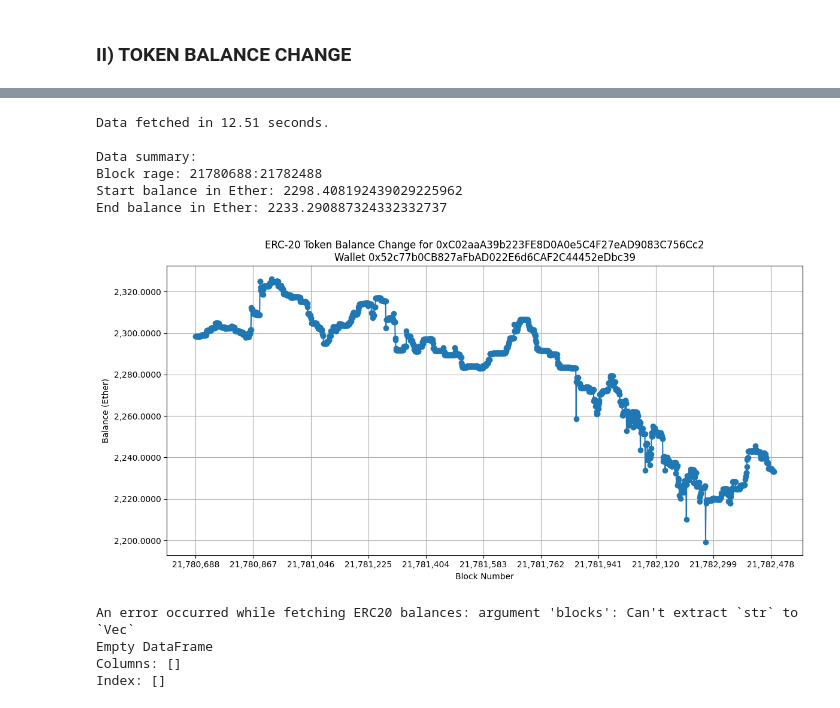
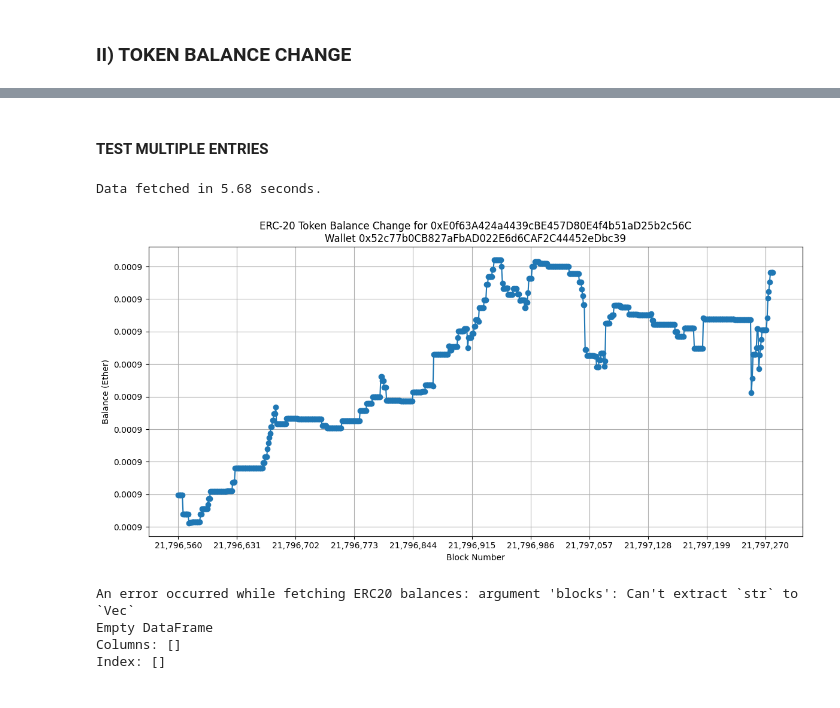
Before and after one commit to adrienmarjollet/defi_project_main, a Jupyter notebook: examples/test_cryowrapper.ipynb, the cells around one changed output, grey strips where cells are left out. Drawn from its saved outputs; the diff is of its cells as text; code cells hidden in the pictures.

```diff
--- a/examples/test_cryowrapper.ipynb
+++ b/examples/test_cryowrapper.ipynb
@@ -50,7 +50,7 @@ Cryo query successful
 # %%
 # Constants
 ETH_RPC_VAR = "ETH_RPC"
-LOOKBACK_BLOCKS = 5000
+LOOKBACK_BLOCKS = 2
 TOP_AUTHORS_COUNT = 10
 
 # Function to get the block range
@@ -116,9 +164,25 @@ main()
+# %% [markdown]
+#### TEST MULTIPLE ENTRIES
+# %%
+def fetch_erc20_balances(block_range):
+    """Fetch ERC-20 token balances within a given block range."""
+    return cryo.collect(
+        "erc20_balances",
+        blocks=[block_range],
+        contract=[CONTRACT_ADDRESS_SP69000, CONTRACT_ADDRESS_WETH],
+        address=[WALLET_ADDRESS],
+        rpc=eth_rpc,
+        output_format="pandas",
+        hex=True,
+        requests_per_second=250)
+
+data = fetch_erc20_balances(block_range)
 # %%
 # Constants
 ETH_RPC_VAR = "ETH_RPC"
-LOOKBACK_BLOCKS = int(7200/4) # 7200 is approx a day in the past
-CONTRACT_ADDRESS = '0xC02aaA39b223FE8D0A0e5C4F27eAD9083C756Cc2' # WETH
-# WALLET_ADDRESS = '0x0d4a11d5EEaaC28EC3F61d100daF4d40471f1852'   # WETH-USDT pool Uniswap V2
+LOOKBACK_BLOCKS = int(7200/300) # 7200 is approx a day in the past
+CONTRACT_ADDRESS_WETH = '0xC02aaA39b223FE8D0A0e5C4F27eAD9083C756Cc2' # WETH
+CONTRACT_ADDRESS_SP69000 = '0xE0f63A424a4439cBE457D80E4f4b51aD25b2c56C' # SP69000
 WALLET_ADDRESS = '0x52c77b0CB827aFbAD022E6d6CAF2C44452eDbc39' # SP69000 WETH-SP69000 pool Uniswap
 
 
@@ -129,6 +193,7 @@ def check_eth_rpc_connection(eth_rpc):
     if not web3.is_connected():
         raise ConnectionError("Failed to connect to Ethereum node.")
 
+
 def get_block_range(lookback_blocks):
     #TODO add a tickrate for the block to have them every X blocks
     """Determine the range of blocks to fetch."""
@@ -136,22 +201,24 @@ def get_block_range(lookback_blocks):
     start_block = max(0, latest_block - lookback_blocks)
     return f"{start_block}:{latest_block}"
 
+
 def fetch_erc20_balances(block_range):
     """Fetch ERC-20 token balances within a given block range."""
     return cryo.collect(
         "erc20_balances",
         blocks=[block_range],
-        contract=[CONTRACT_ADDRESS],
+        contract=[CONTRACT_ADDRESS_SP69000],
         address=[WALLET_ADDRESS],
         rpc=eth_rpc,
         output_format="pandas",
         hex=True,
-        requests_per_second=250 # Adapt the RPS to your endpoint
-    )
+        requests_per_second=250) # Adapt the RPS to your endpoint
+
 
 def convert_balance_to_ether(balance_str):
     """Convert balance from Wei to Ether, handling None values."""
     return None if balance_str is None else Web3.from_wei(int(balance_str), 'ether')
+
 
 def plot_balance_change_over_time(data):
     """Plot the balance change over time on a chart."""
@@ -161,7 +228,7 @@ def plot_balance_change_over_time(data):
     # Set axis labels and chart title with contract and address
     plt.xlabel("Block Number")
     plt.ylabel("Balance (Ether)")
-    plt.title(f"ERC-20 Token Balance Change for {CONTRACT_ADDRESS}\nWallet {WALLET_ADDRESS}")
+    plt.title(f"ERC-20 Token Balance Change for {CONTRACT_ADDRESS_SP69000}\nWallet {WALLET_ADDRESS}")
 
     # Manually set the x-axis ticks based on the block range
     block_numbers = data['block_number']
@@ -176,6 +243,7 @@ def plot_balance_change_over_time(data):
     plt.grid(True)
     plt.tight_layout()
     plt.show()
+
 
 def main():
     """Main function to fetch and plot ERC-20 token balance changes."""
@@ -186,40 +254,35 @@ def main():
     start_time = time.time()
 
     # Fetch the data
     data = fetch_erc20_balances(block_range)
 
     # End timing the data fetch
     end_time = time.time()
     elapsed_time = end_time - start_time
     print(f"Data fetched in {elapsed_time:.2f} seconds.")
 
     if data.empty:
         print("No data available for plotting.")
         return
 
     # Prepare data for plotting
     data = data[['block_number', 'erc20', 'address', 'balance_string']]
     data['balance_ether'] = data['balance_string'].apply(convert_balance_to_ether)
     data = data[data['balance_ether'].notnull()]  # Filter out rows with None values
 
     # # Print data summary to the console
     # print("\nData summary:")
     # print(f"Block rage: {block_range}")
     # print(f"Start balance in Ether: {data.iloc[0]['balance_ether']}")
     # print(f"End balance in Ether: {data.iloc[-1]['balance_ether']}")
 
     # Plot the balance changes over time
     plot_balance_change_over_time(data)
 
 main()
 # %% [output]
-Data fetched in 12.51 seconds.
-
-Data summary:
-Block rage: 21780688:21782488
-Start balance in Ether: 2298.408192439029225962
-End balance in Ether: 2233.290887324332332737
+Data fetched in 5.68 seconds.
-[figure, old version]
+[figure, new version]
 # %%
 erc20_tokens = [
     "0xa0b86991c6218b36c1d19d4a2e9eb0ce3606eb48",  # USDC
```
Also changed, not shown: parts of 3 cells of this notebook, 5 other files.
